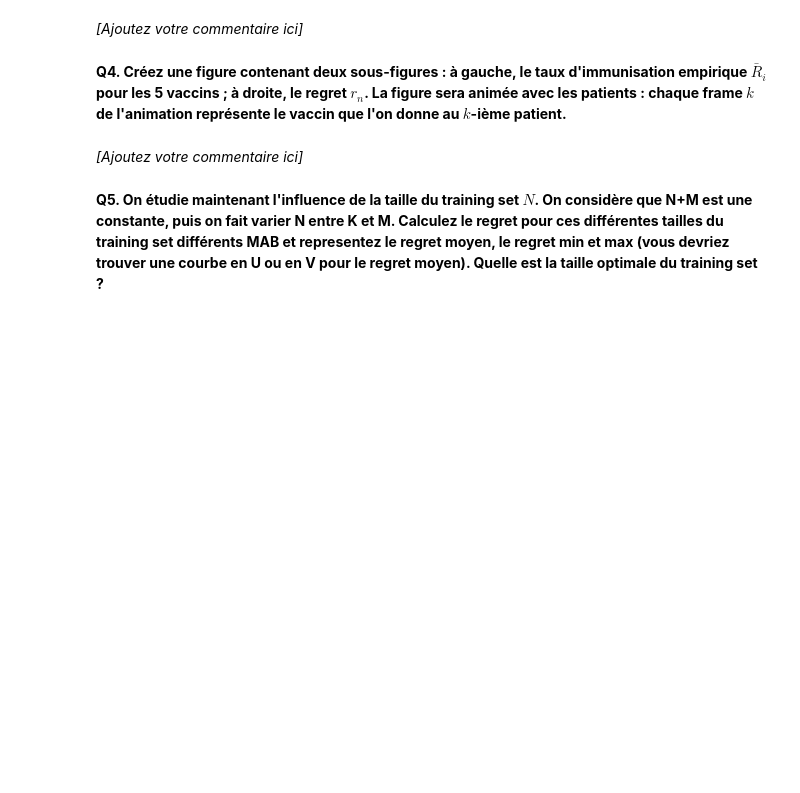
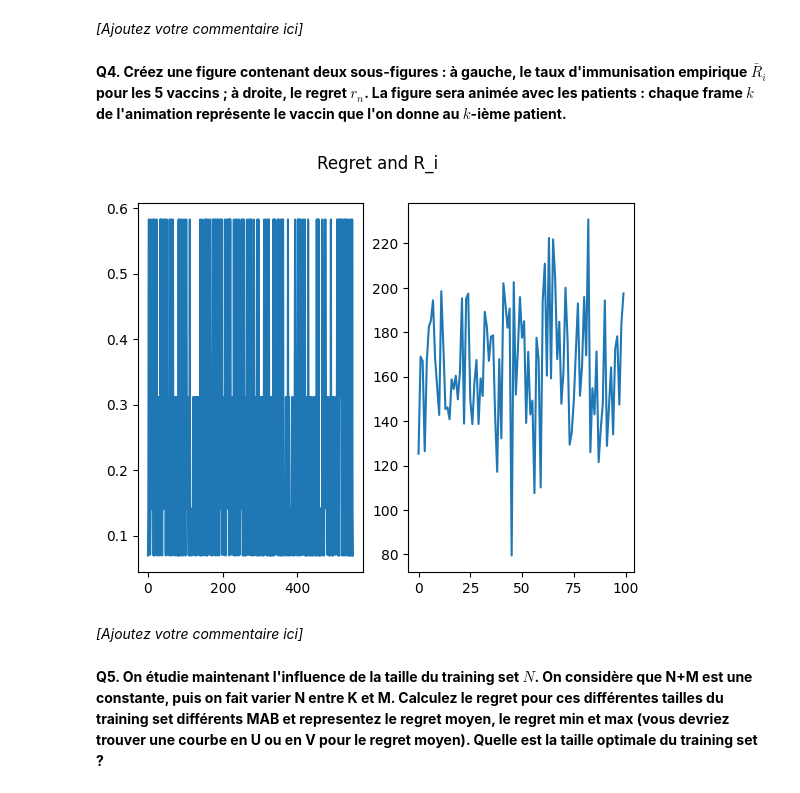
Before and after one commit to SCIA-Premium/RELE, a Jupyter notebook: tp1/C1_TP_MAB1.ipynb, the cells around one changed output. Drawn from its saved outputs; the diff is of its cells as text; code cells hidden in the pictures; blank space fills up the shorter version.

```diff
--- a/tp1/C1_TP_MAB1.ipynb
+++ b/tp1/C1_TP_MAB1.ipynb
@@ -249,6 +249,34 @@ L'ecart type du regret est : 59.51234
 *[Ajoutez votre commentaire ici]*
 # %% [markdown]
 **Q4. Créez une figure contenant deux sous-figures : à gauche, le taux d'immunisation empirique $\bar{R}_i$ pour les 5 vaccins ; à droite, le regret $r_n$. La figure sera animée avec les patients : chaque frame $k$ de l'animation représente le vaccin que l'on donne au $k$-ième patient.**
+# %%
+# Créez une figure contenant deux sous-figures : à gauche, le taux d'immunisation empirique R pour les 5 vaccins ; à droite, le regret R_N
+
+def create_figure():
+    N = 50
+    M = 500
+
+    MAB = generate_arms(K)
+
+    regrets = []
+
+    for i in range(100):
+        vaccines_test = get_vaccines_injected(N + M, MAB)
+        R_i = get_vaccines_efficency(vaccines_test, N + M)
+
+        nu_star = max(R_i)
+        regret = get_regret(vaccines_test, N + M, nu_star)
+        regrets.append(regret.numpy()[0])
+
+    fig, (ax1, ax2) = plt.subplots(1, 2)
+    fig.suptitle('Regret and R_i')
+    ax1.plot(R_i)
+    ax2.plot(regrets)
+    plt.show()
+
+create_figure()
+# %% [output]
+[figure, added]
 # %% [markdown]
 *[Ajoutez votre commentaire ici]*
 # %% [markdown]
```
Also changed, not shown: parts of 29 cells of this notebook.
